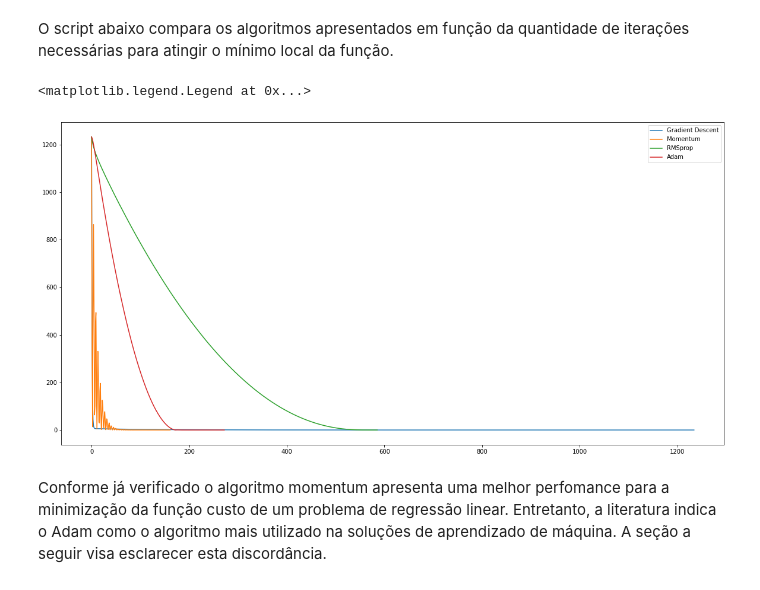
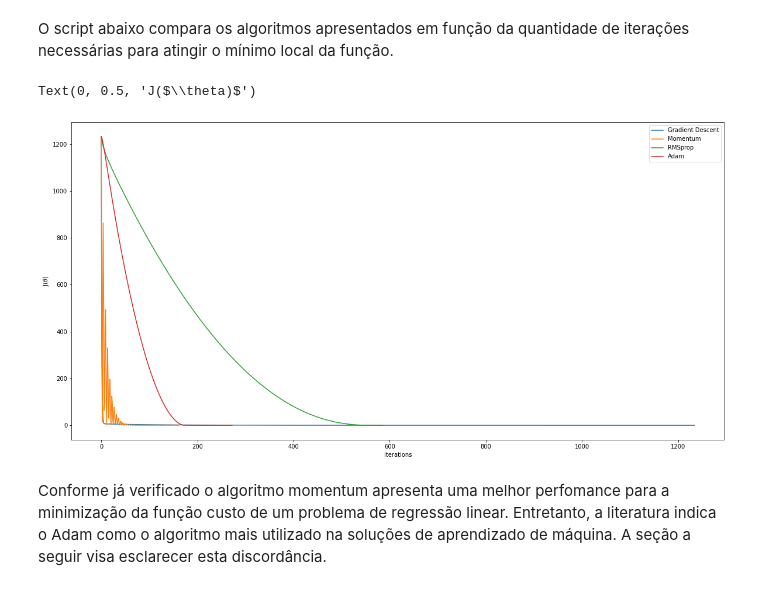
Before and after one commit to CleberPeter/machine_learning_book, a Jupyter notebook: 03-gradient-descent.ipynb, the cells around one changed output. Saved outputs shown, nothing was run; the diff lists cells and outputs as text; code cells hidden in the pictures.

```diff
--- a/03-gradient-descent.ipynb
+++ b/03-gradient-descent.ipynb
@@ -348,17 +348,19 @@ O script abaixo compara os algoritmos apresentados em função da quantidade de
 # %%
 j_gd       = J(x, o_hist_gd, y)
 j_momentum = J(x, o_hist_momentum, y)
 j_RMSprop  = J(x, o_hist_RMSprop, y)
 j_adam     = J(x, o_hist_adam, y)
 fig = plt.figure(figsize=(20,10))
 plt.plot(j_gd)
 plt.plot(j_momentum)
 plt.plot(j_RMSprop)
 plt.plot(j_adam)
 plt.legend(['Gradient Descent', 'Momentum', 'RMSprop', 'Adam'])
+plt.xlabel('iterations')
+plt.ylabel(r'J($\theta)$')
 # %% [output]
-<matplotlib.legend.Legend at 0x...>
+Text(0, 0.5, 'J($\\theta)$')
-[figure, old version]
+[figure, new version]
 # %% [markdown]
 Conforme já verificado o algoritmo momentum apresenta uma melhor perfomance para a minimização da função custo de um problema de regressão linear. Entretanto, a literatura indica o Adam como o algoritmo mais utilizado na soluções de aprendizado de máquina. A seção a seguir visa esclarecer esta discordância.
 # %% [markdown]
```
Also changed, not shown: parts of 8 cells of this notebook.
